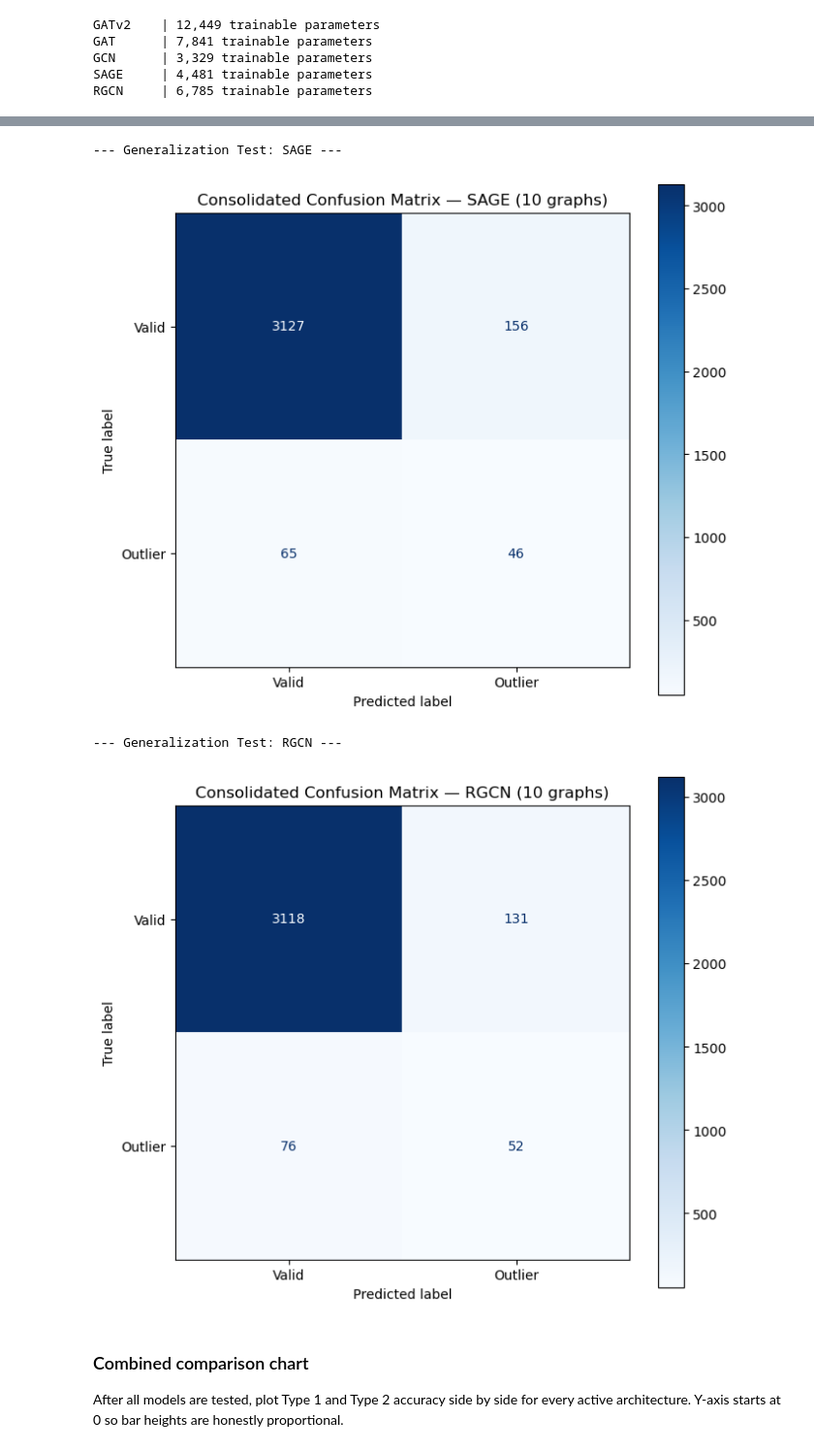
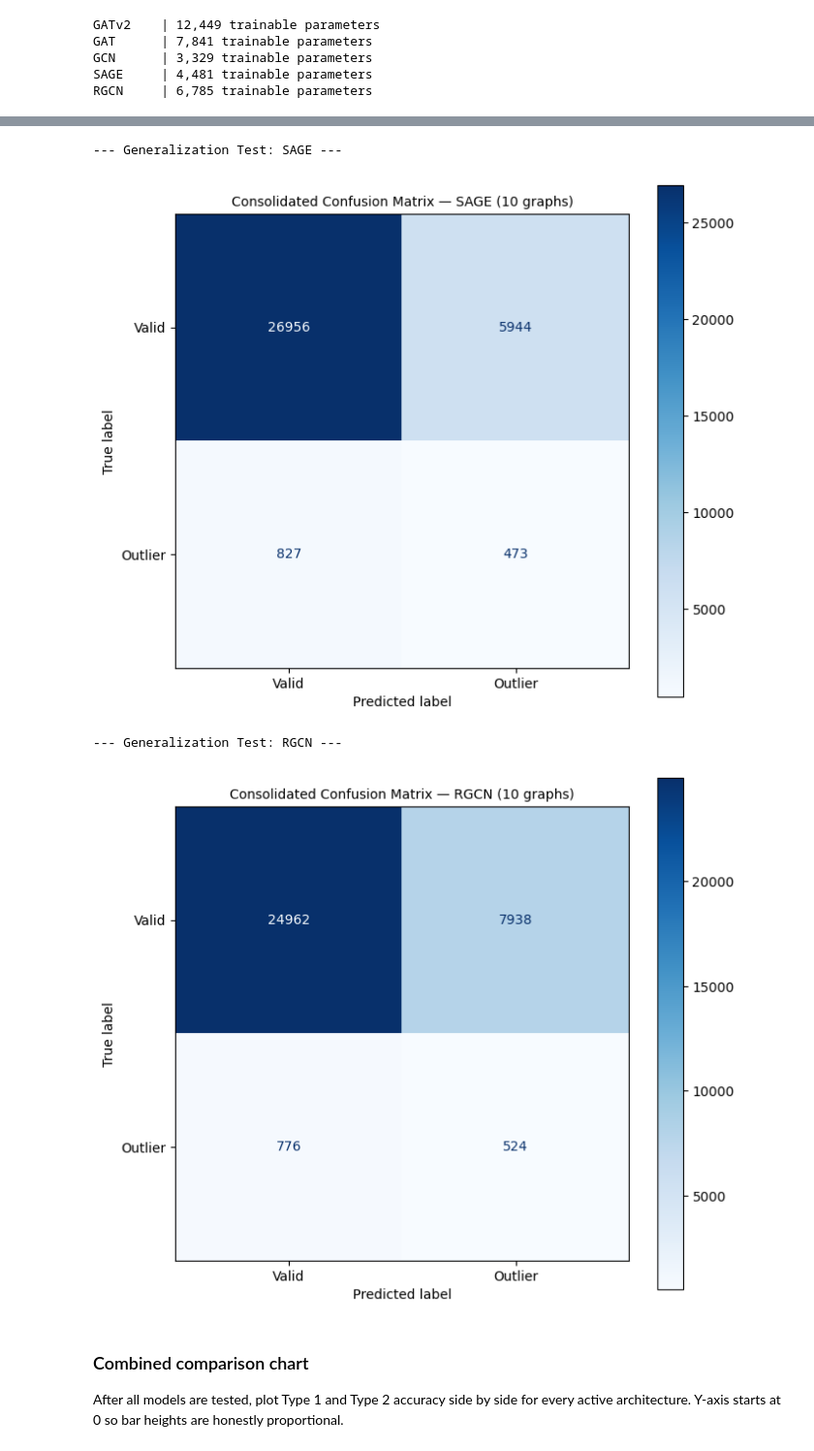
Before and after one commit to tcheb/ENGR521A, a Jupyter notebook: Synth_SE_data.ipynb, the cells around one changed output, grey strips where cells are left out. Shown at 97% size. Saved outputs shown, nothing was run; the diff lists cells and outputs as text; code cells hidden in the pictures.

```diff
--- a/Synth_SE_data.ipynb
+++ b/Synth_SE_data.ipynb
@@ -822,10 +880,14 @@ Training runs for `EPOCHS` epochs per model sequentially. Adjust `EPOCHS` or `LO
 # %%
 def train(model, optimizer, criterion, data):
-    """Single training step — shared by all architectures."""
+    """Single training step — shared by all architectures.
+    Loss is computed on training edges only (edge_train_mask).
+    All edges participate in message passing.
+    """
     model.train()
     optimizer.zero_grad()
     out = model(data.x, data.edge_index, data.edge_attr)
-    loss = criterion(out, data.y)
+    # Mask: supervise on training edges only
+    loss = criterion(out[data.edge_train_mask], data.y[data.edge_train_mask])
     loss.backward()
     optimizer.step()
     return loss.item()
@@ -852,7 +914,16 @@ for name, model in models.items():
     for epoch in range(EPOCHS):
         loss = train(model, optimizers[name], criterions[name], pyg_dataset)
         if epoch % LOG_EVERY == 0:
-            print(f"  Epoch {epoch:04d} | Loss: {loss:.4f}")
+            # Val loss — no gradient, no mask leak
+            model.eval()
+            with torch.no_grad():
+                out = model(pyg_dataset.x, pyg_dataset.edge_index, pyg_dataset.edge_attr)
+                val_loss = criterions[name](
+                    out[pyg_dataset.edge_val_mask],
+                    pyg_dataset.y[pyg_dataset.edge_val_mask]
+                ).item()
+            model.train()
+            print(f"  Epoch {epoch:04d} | Train loss: {loss:.4f} | Val loss: {val_loss:.4f}")
 # %% [output]
 =============================================
   Training GATv2
@@ -982,18 +1267,20 @@ Each model produces a consolidated confusion matrix. After all models are tested
 Run across all active models by iterating `models.items()`.
 # %%
 def test_gnn_consolidated(model, num_test_graphs=10,
-                           req_size=50, func_size=50, comp_size=50):
+                           req_size=500, func_size=500, comp_size=500):
     """
     Evaluate model on num_test_graphs freshly generated unseen graphs.
-    Graph sizes default to match training — change here if you train on larger graphs.
+    Graph sizes match training (req_size=500, func_size=500, comp_size=500).
     Returns dict with type1_acc and type2_acc for use in the combined comparison chart.
     """
     model.eval()
-
     all_y_true, all_y_pred = [], []
     type1_results = {'true': [], 'pred': []}
     type2_results = {'true': [], 'pred': []}
-
+    # Reproducibility: seed before generating unseen test graphs
+    random.seed(0)
+    np.random.seed(0)
+    torch.manual_seed(0)
     for _ in range(num_test_graphs):
         g_test = generate_se_dataset_with_outliers_standard(
             req_size=req_size, req_depth=3,
@@ -1001,40 +1288,32 @@ def test_gnn_consolidated(model, num_test_graphs=10,
             comp_size=comp_size, comp_depth=4
         )
         data_test, _ = convert_to_pyg_data(g_test)
-
         with torch.no_grad():
             logits = model(data_test.x, data_test.edge_index, data_test.edge_attr)
             preds  = (torch.sigmoid(logits) > 0.5).float()
-
         all_y_true.append(data_test.y)
         all_y_pred.append(preds)
-
         is_alloc   = data_test.edge_attr[:, 1] == 1
         is_satisfy = data_test.edge_attr[:, 2] == 1
-
         type1_results['true'].append(data_test.y[is_alloc])
         type1_results['pred'].append(preds[is_alloc])
         type2_results['true'].append(data_test.y[is_satisfy])
         type2_results['pred'].append(preds[is_satisfy])
-
     y_true_final = torch.cat(all_y_true).cpu().numpy()
     y_pred_final = torch.cat(all_y_pred).cpu().numpy()
-
     t1_acc = (torch.cat(type1_results['true']).cpu().numpy() ==
               torch.cat(type1_results['pred']).cpu().numpy()).mean()
     t2_acc = (torch.cat(type2_results['true']).cpu().numpy() ==
               torch.cat(type2_results['pred']).cpu().numpy()).mean()
-
     # Per-model confusion matrix
     fig, ax = plt.subplots(1, 1, figsize=(7, 6))
     cm = confusion_matrix(y_true_final, y_pred_final)
     ConfusionMatrixDisplay(cm, display_labels=['Valid', 'Outlier']).plot(ax=ax, cmap='Blues')
-    ax.set_title(f"Consolidated Confusion Matrix — {model.gnn_type} ({num_test_graphs} graphs)")
+    ax.set_title(f"Consolidated Confusion Matrix — {model.gnn_type} ({num_test_graphs} graphs)", fontsize=10)
+    ax.tick_params(labelsize=10)
     plt.tight_layout()
     plt.show()
-
     return {'model': model.gnn_type, 'type1_acc': t1_acc, 'type2_acc': t2_acc}
-
 
 # Test all active models on unseen graphs
 results = []
@@ -1052,7 +1331,7 @@ for name, model in models.items():
 --- Generalization Test: SAGE ---
-[figure, old version]
+[figure, new version]
 --- Generalization Test: RGCN ---
-[figure, old version]
+[figure, new version]
 # %% [markdown]
 ### Combined comparison chart
 
```
Also changed, not shown: parts of 37 cells of this notebook.
